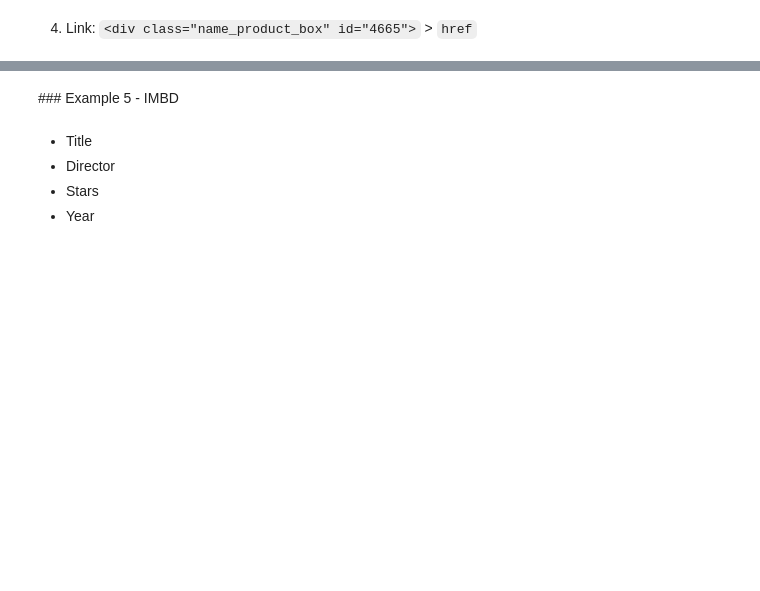
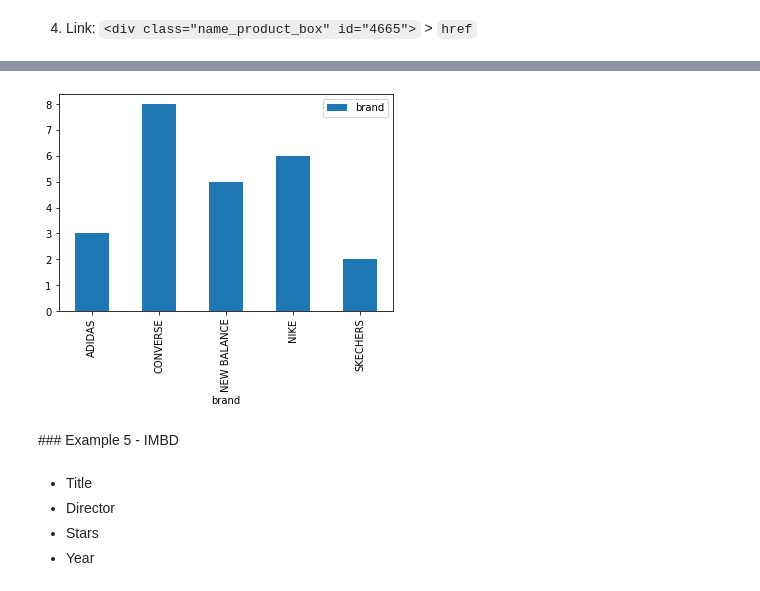
Before and after one commit to Ironhack-data-bcn-oct-2023/lectures, a Jupyter notebook: week-3/02 - Web scraping.ipynb, the cells around one changed output, grey strips where cells are left out. Drawn from its saved outputs; the diff is of its cells as text; code cells hidden in the pictures; blank space fills up the shorter version.

```diff
--- a/week-3/02 - Web scraping.ipynb
+++ b/week-3/02 - Web scraping.ipynb
@@ -228,0 +563,3 @@ import numpy as np
+# %%
+all_links = ["https://www.murallasport.com/" + i.get("href") for i in links]
+all_links[0]
@@ -228,0 +570,7 @@ import numpy as np
+# %%
+dict_with_lists = {
+    "name": names_processed,
+    "brand": brand_processed,
+    "price": prices_processed,
+    "link": all_links
+}
@@ -228,0 +597,3 @@ import numpy as np
+# %%
+df = pd.DataFrame(dict_with_lists)
+df
@@ -228,0 +618,3 @@ import numpy as np
+# %%
+# What's the average price?
+df["price"] = df["price"].apply(lambda x: float(x))
@@ -229,3 +646,7 @@ import numpy as np
+# %%
+df.groupby("brand").agg({"brand":"count"}).plot.bar();
+# %% [output]
+[figure, added]
 # %% [markdown]
 ### Example 5 - IMBD
 # %%
```
Also changed, not shown: parts of 52 cells of this notebook.
